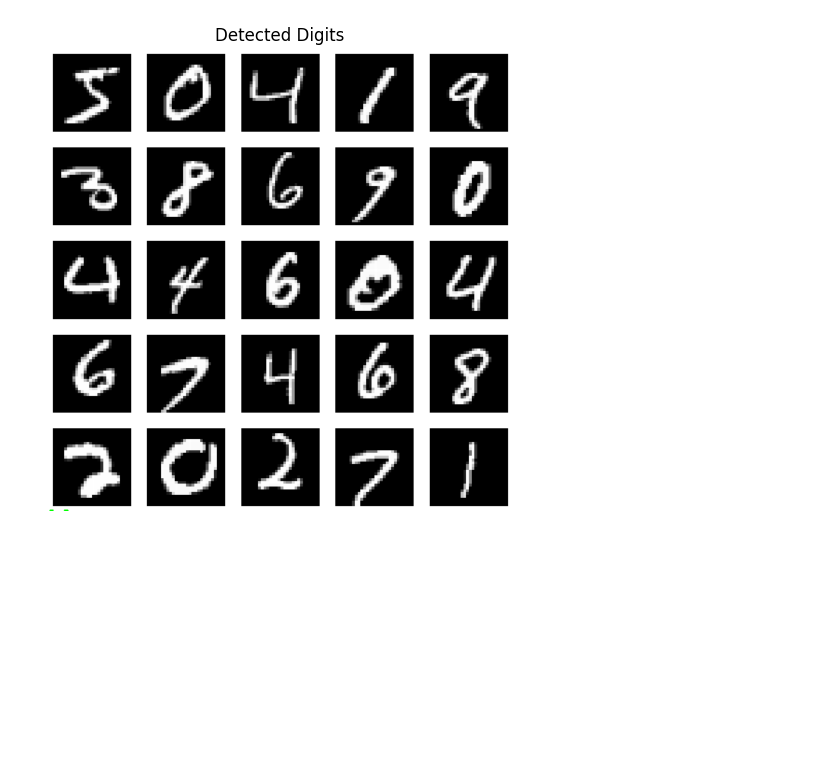
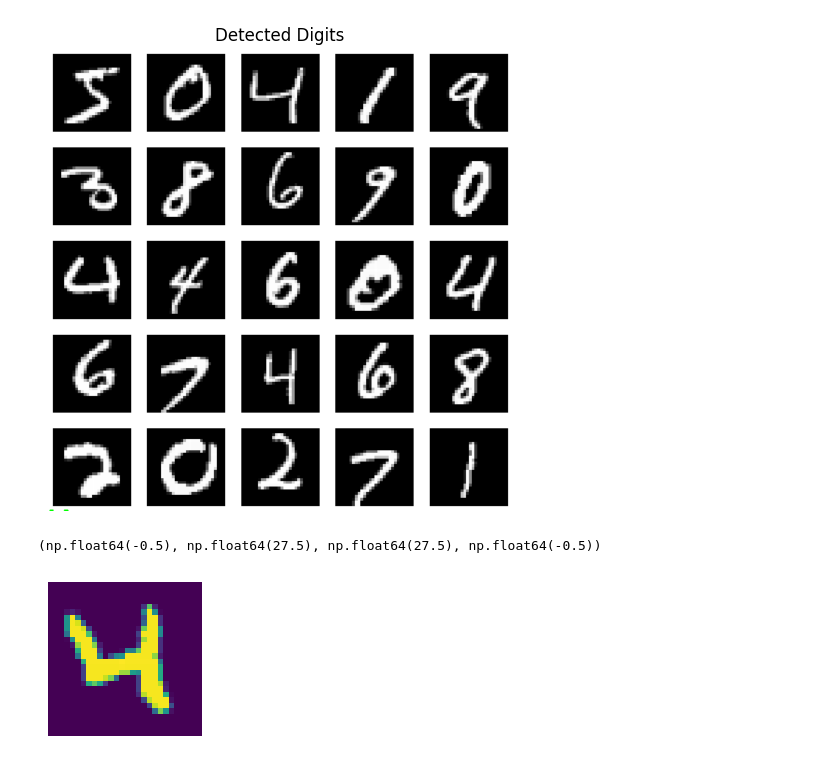
Before and after one commit to Seetharamanrs/Handwriting-Recognition, a Jupyter notebook: Notebook/Notebook.ipynb, the cells around one changed output. Cells and saved outputs as stored; diff of their text form; code cells hidden in the pictures; blank space fills up the shorter version.

```diff
--- a/Notebook/Notebook.ipynb
+++ b/Notebook/Notebook.ipynb
@@ -360,0 +367,9 @@ plt.show()
+# %%
+img_1=cv2.imread(r'D:\my_git\Handwriting-Recognition\Data\test data\002.png')
+img_gray=cv2.cvtColor(img_1,cv2.COLOR_BGR2GRAY)
+plt.figure(figsize=(2,2))
+plt.imshow(img_gray)
+plt.axis('off')
+# %% [output]
+(np.float64(-0.5), np.float64(27.5), np.float64(27.5), np.float64(-0.5))
+[figure, added]
```
Also changed, not shown: parts of 9 cells of this notebook.
